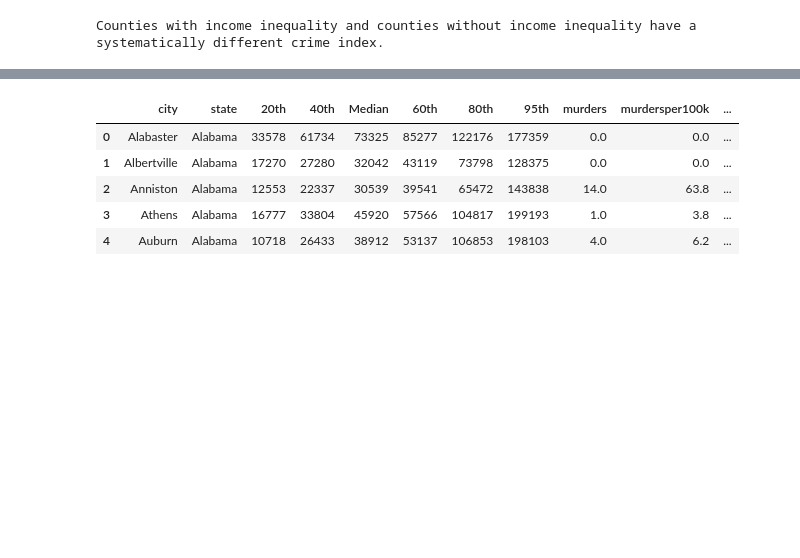
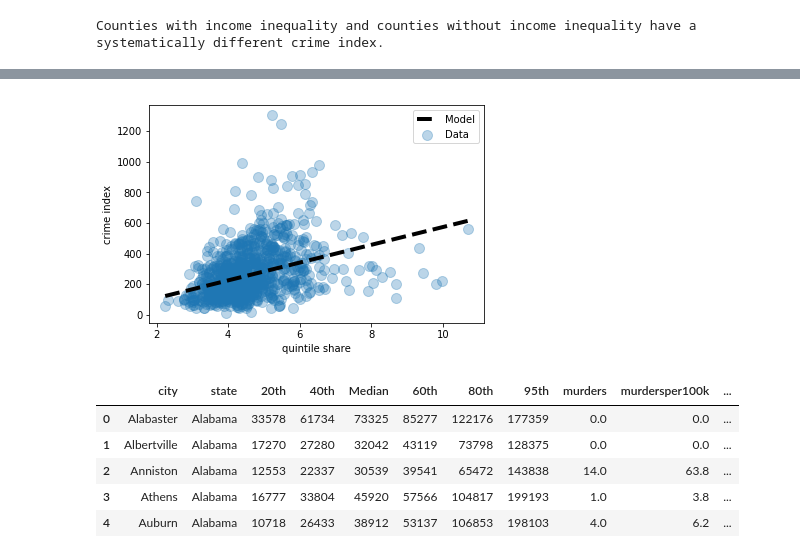
Before and after one commit to ewinterstorm/cogs108_finalproject, a Jupyter notebook: quintileAnalysis.ipynb, the cells around one changed output, grey strips where cells are left out. Drawn from its saved outputs; the diff is of its cells as text; code cells hidden in the pictures; blank space fills up the shorter version.

```diff
--- a/quintileAnalysis.ipynb
+++ b/quintileAnalysis.ipynb
@@ -525,3 +554,18 @@ Counties with income inequality and counties without income inequality have a sy
+# %%
+# Plot the orginal data (as before)
+plt.scatter(crime_income_df['quintileshare'], crime_income_df['crimeindex'], alpha=0.3, label='Data', s=100);
+
+# Generate and plot the model fit line
+xs = np.linspace(crime_income_df['quintileshare'].min(), crime_income_df['quintileshare'].max())
+ys = (57.9963 * xs) - 7.3352
+plt.plot(xs, ys, '--k', linewidth=4, label='Model')
+
+plt.xlabel('quintile share')
+plt.ylabel('crime index')
+plt.legend();
+plt.show()
+# %% [output]
+[figure, added]
 # %%
 # rename specific columns back to original names
 crime_income_df.rename(columns={'crimeindex':'crime index',
```
Also changed, not shown: parts of 16 cells of this notebook.
